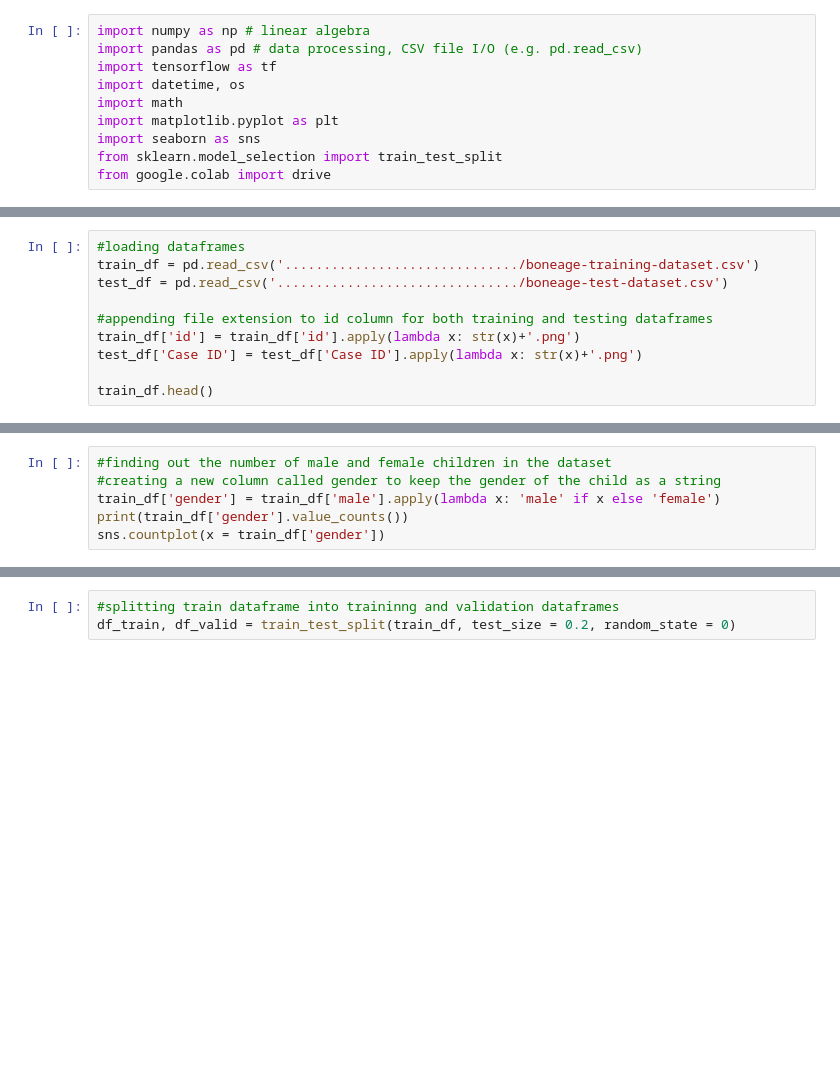
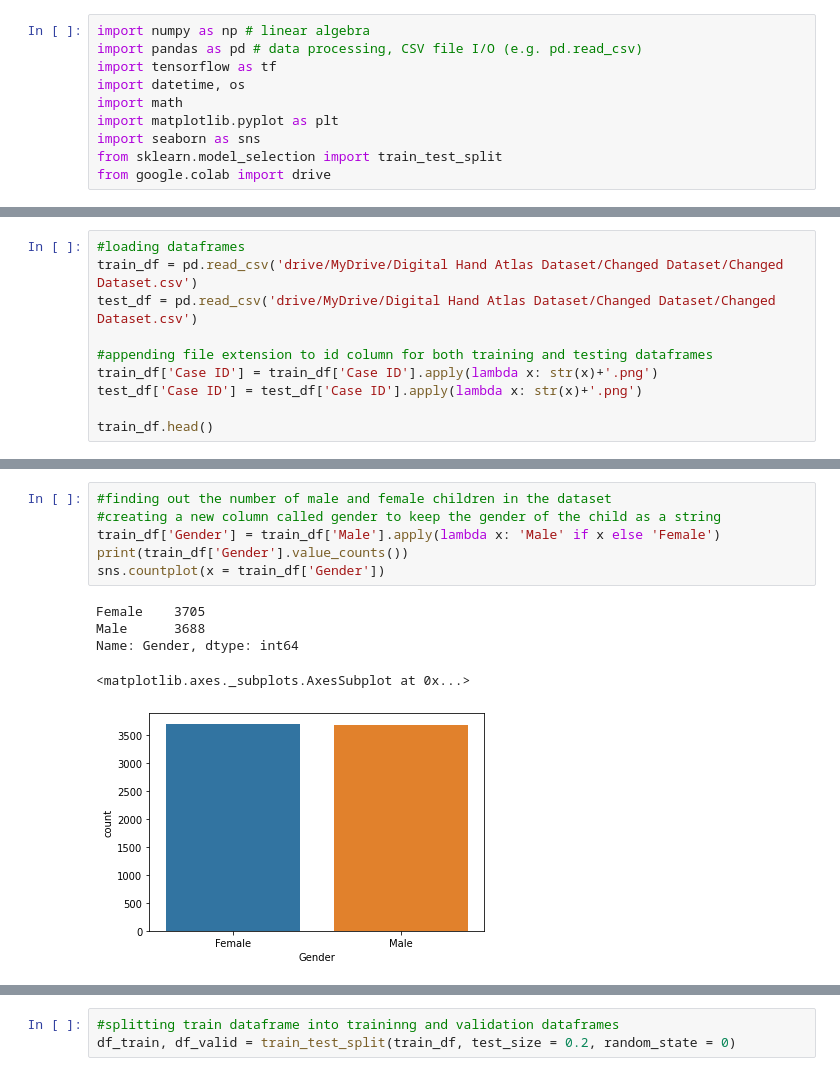
Before and after one commit to Armin-Abdollahi/Bone-Age-Estimation, a Jupyter notebook: Bone_Age_Estimation.ipynb, the cells around one changed output, grey strips where cells are left out. Saved outputs shown, nothing was run; the diff lists cells and outputs as text; blank space fills up the shorter version.

```diff
--- a/Bone_Age_Estimation.ipynb
+++ b/Bone_Age_Estimation.ipynb
@@ -15,10 +17,10 @@ drive.mount('/content/drive')
 # %%
 #loading dataframes
-train_df = pd.read_csv('............................../boneage-training-dataset.csv')
-test_df = pd.read_csv('.............................../boneage-test-dataset.csv')
+train_df = pd.read_csv('drive/MyDrive/Digital Hand Atlas Dataset/Changed Dataset/Changed Dataset.csv')
+test_df = pd.read_csv('drive/MyDrive/Digital Hand Atlas Dataset/Changed Dataset/Changed Dataset.csv')
 
 #appending file extension to id column for both training and testing dataframes
-train_df['id'] = train_df['id'].apply(lambda x: str(x)+'.png')
+train_df['Case ID'] = train_df['Case ID'].apply(lambda x: str(x)+'.png')
 test_df['Case ID'] = test_df['Case ID'].apply(lambda x: str(x)+'.png')
 
 train_df.head()
@@ -25,8 +34,14 @@ train_df.head()
 # %%
 #finding out the number of male and female children in the dataset
 #creating a new column called gender to keep the gender of the child as a string
-train_df['gender'] = train_df['male'].apply(lambda x: 'male' if x else 'female')
-print(train_df['gender'].value_counts())
-sns.countplot(x = train_df['gender'])
+train_df['Gender'] = train_df['Male'].apply(lambda x: 'Male' if x else 'Female')
+print(train_df['Gender'].value_counts())
+sns.countplot(x = train_df['Gender'])
+# %% [output]
+Female    3705
+Male      3688
+Name: Gender, dtype: int64
+<matplotlib.axes._subplots.AxesSubplot at 0x...>
+[figure, added]
 # %%
 #oldest child in the dataset
```
Also changed, not shown: parts of 9 cells of this notebook.
